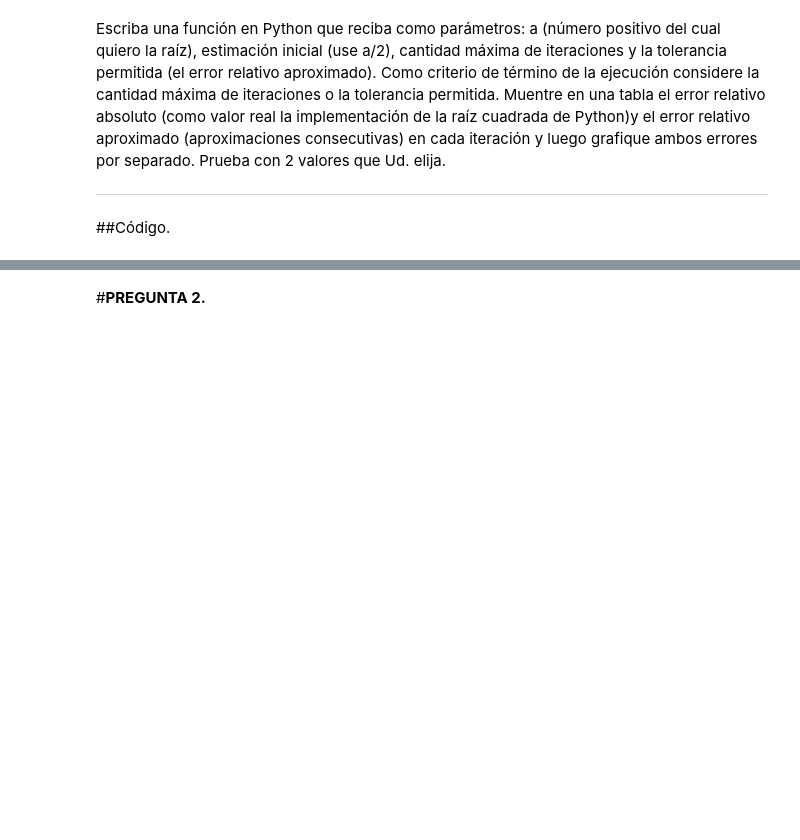
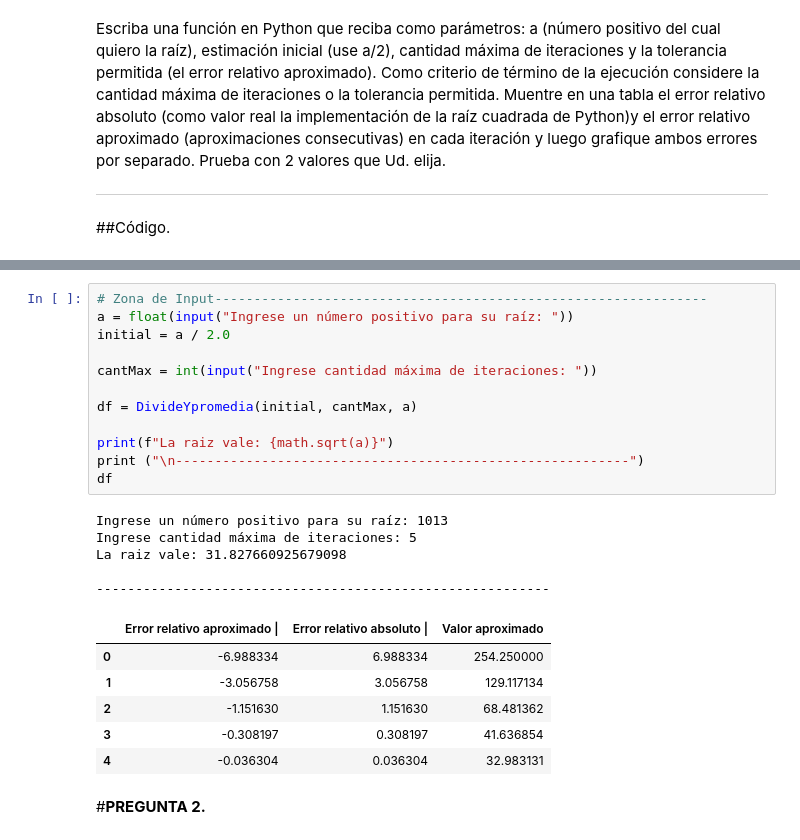
Before and after one commit to LucasRobles2323/Tarea1-MetodosNumericos, a Jupyter notebook: Tarea1.ipynb, the cells around one changed output, grey strips where cells are left out. Cells and saved outputs as stored; diff of their text form; blank space fills up the shorter version.

```diff
--- a/Tarea1.ipynb
+++ b/Tarea1.ipynb
@@ -91,3 +114,27 @@ La raiz vale: 2.6457513110645907
+# %%
+# Zona de Input---------------------------------------------------------------
+a = float(input("Ingrese un número positivo para su raíz: "))
+initial = a / 2.0
+
+cantMax = int(input("Ingrese cantidad máxima de iteraciones: "))
+
+df = DivideYpromedia(initial, cantMax, a)
+
+print(f"La raiz vale: {math.sqrt(a)}")
+print ("\n----------------------------------------------------------")
+df
+# %% [output]
+Ingrese un número positivo para su raíz: 1013
+Ingrese cantidad máxima de iteraciones: 5
+La raiz vale: 31.827660925679098
+
+----------------------------------------------------------
+|  | Error relativo aproximado | | Error relativo absoluto | | Valor aproximado |
+| 0 | -6.988334 | 6.988334 | 254.250000 |
+| 1 | -3.056758 | 3.056758 | 129.117134 |
+| 2 | -1.151630 | 1.151630 | 68.481362 |
+| 3 | -0.308197 | 0.308197 | 41.636854 |
+| 4 | -0.036304 | 0.036304 | 32.983131 |
 # %% [markdown]
 #**PREGUNTA 2.**
 # %% [markdown]
```
Also changed, not shown: parts of 2 cells of this notebook.
